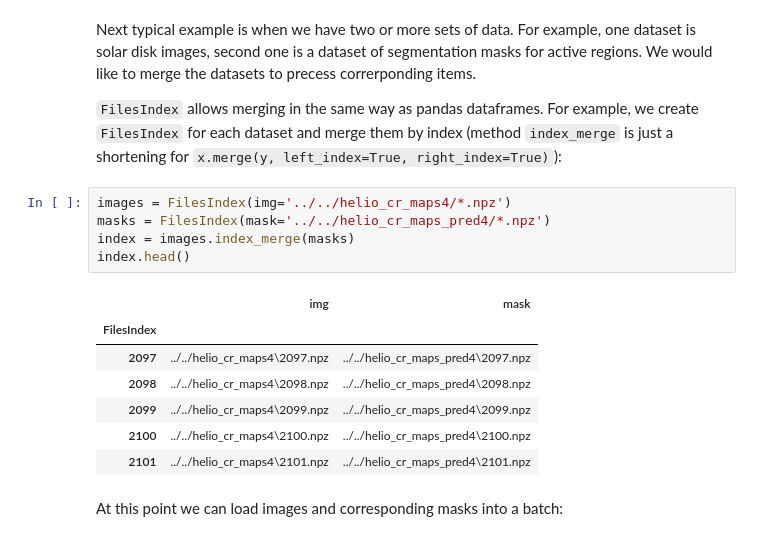
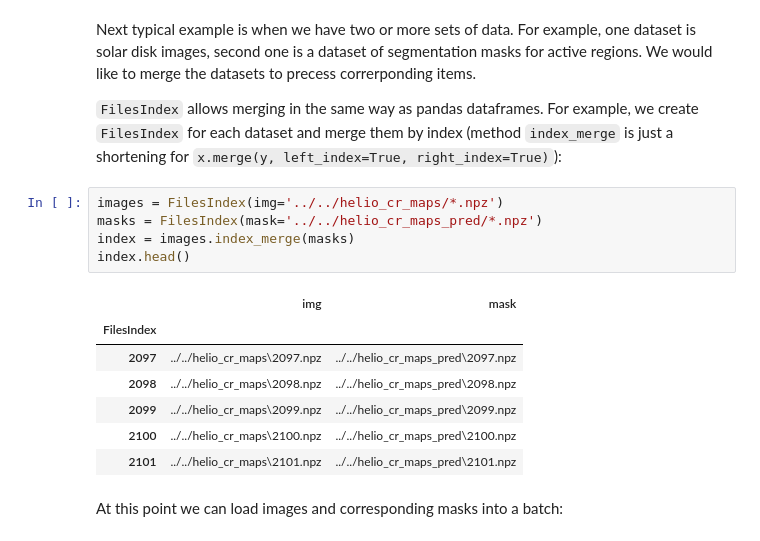
Before and after one commit to observethesun/helio, a Jupyter notebook: tutorials/1.Quick_start.ipynb, the cells around one changed output. Saved outputs shown, nothing was run; the diff lists cells and outputs as text.

```diff
--- a/tutorials/1.Quick_start.ipynb
+++ b/tutorials/1.Quick_start.ipynb
@@ -101,18 +104,18 @@ Next typical example is when we have two or more sets of data. For example, one
 
 ``FilesIndex`` allows merging in the same way as pandas dataframes. For example, we create  ``FilesIndex`` for each dataset and merge them by index (method `index_merge` is just a shortening for `x.merge(y, left_index=True, right_index=True)`):
 # %%
-images = FilesIndex(img='../../helio_cr_maps4/*.npz')
-masks = FilesIndex(mask='../../helio_cr_maps_pred4/*.npz')
+images = FilesIndex(img='../../helio_cr_maps/*.npz')
+masks = FilesIndex(mask='../../helio_cr_maps_pred/*.npz')
 index = images.index_merge(masks)
 index.head()
 # %% [output]
 |  | img | mask |
 | FilesIndex |  |  |
-| 2097 | ../../helio_cr_maps4\2097.npz | ../../helio_cr_maps_pred4\2097.npz |
-| 2098 | ../../helio_cr_maps4\2098.npz | ../../helio_cr_maps_pred4\2098.npz |
-| 2099 | ../../helio_cr_maps4\2099.npz | ../../helio_cr_maps_pred4\2099.npz |
-| 2100 | ../../helio_cr_maps4\2100.npz | ../../helio_cr_maps_pred4\2100.npz |
-| 2101 | ../../helio_cr_maps4\2101.npz | ../../helio_cr_maps_pred4\2101.npz |
+| 2097 | ../../helio_cr_maps\2097.npz | ../../helio_cr_maps_pred\2097.npz |
+| 2098 | ../../helio_cr_maps\2098.npz | ../../helio_cr_maps_pred\2098.npz |
+| 2099 | ../../helio_cr_maps\2099.npz | ../../helio_cr_maps_pred\2099.npz |
+| 2100 | ../../helio_cr_maps\2100.npz | ../../helio_cr_maps_pred\2100.npz |
+| 2101 | ../../helio_cr_maps\2101.npz | ../../helio_cr_maps_pred\2101.npz |
 # %% [markdown]
 At this point we can load images and corresponding masks into a batch:
 # %%
```
Also changed, not shown: parts of 6 cells of this notebook.
